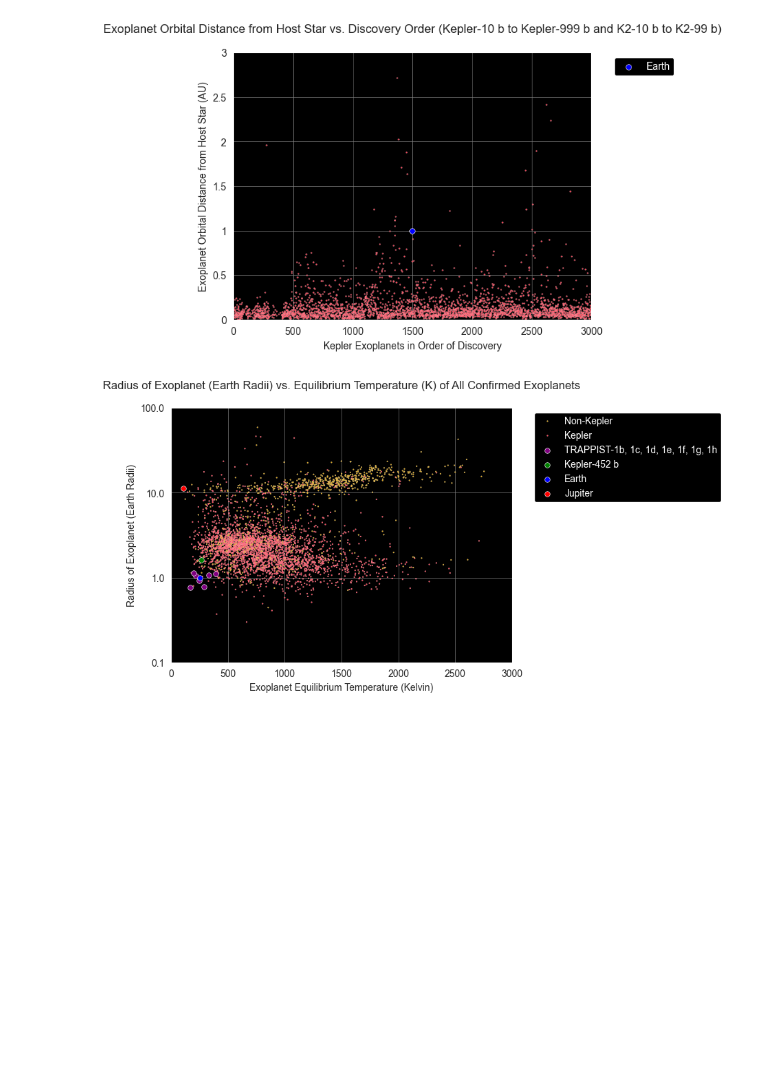
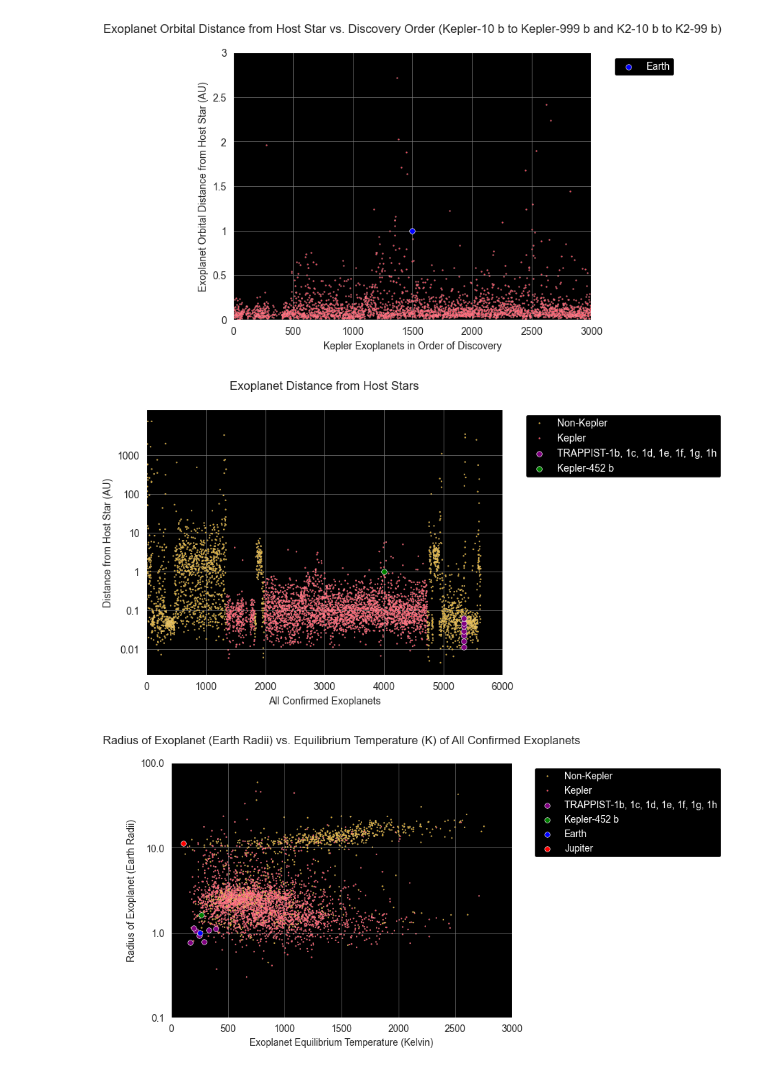
Before and after one commit to Graviton12/Exoplanet-Data-Analysis, a Jupyter notebook: exoplanetScatterplots.ipynb, the cells around one changed output. Saved outputs shown, nothing was run; the diff lists cells and outputs as text; code cells hidden in the pictures; blank space fills up the shorter version.

```diff
--- a/exoplanetScatterplots.ipynb
+++ b/exoplanetScatterplots.ipynb
@@ -426,3 +425,61 @@ plt.show()
+# %%
+# Scatter Plot: Exoplanet Distance from Host Stars
+import pandas as pd
+import matplotlib.pyplot as plt
+import seaborn as sns
+
+# Combine the highlighted points DataFrame with the original DataFrame
+combined_data = pd.concat([filtered_exoplanets], ignore_index=True)
+
+# Function to determine if a planet is Kepler or not
+def is_kepler(planet_name):
+    return 'Kepler' if 'Kepler' in planet_name or 'K2' in planet_name else 'Non-Kepler'
+
+# Create a new column 'Kepler Planet' based on the 'planet_name' column
+combined_data['Kepler Planet'] = combined_data['planet_name'].apply(is_kepler)
+
+# Define colors for Kepler and non-Kepler planets
+colors = {'Kepler': '#FD4659', 'Non-Kepler': 'goldenrod'}
+
+sns.set_style("darkgrid", {"axes.facecolor": "black"})
+
+# Scatter Plot: Exoplanet Orbital Distance vs. Exoplanet Name
+sns.scatterplot(data=combined_data, x=combined_data.index, y='orbit_semi_major_axis_au', hue='Kepler Planet', palette=colors, s=2)
+plt.xlabel('All Confirmed Exoplanets')
+plt.ylabel('Distance from Host Star (AU)')
+plt.title('Exoplanet Distance from Host Stars', pad=20)
+
+# Set logarithmic scale for the y-axis
+plt.yscale('log')
+
+# Customize tick label format
+plt.gca().yaxis.set_major_formatter(ScalarFormatter())
+
+# Set major ticks for the y-axis
+plt.yticks([0.001, 0.01, 0.1, 1, 10, 100, 1000], ['0.001', '0.01', '0.1', '1', '10', '100', '1000'])
+
+
+plt.xlim(0, 6000)
+
+# Highlight TRAPPIST points
+highlighted_trappist = combined_data[combined_data['planet_name'].str.contains('TRAPPIST')]
+sns.scatterplot(data=highlighted_trappist, x=highlighted_trappist.index, y='orbit_semi_major_axis_au', color='purple', edgecolor='white', s=30, label='TRAPPIST-1b, 1c, 1d, 1e, 1f, 1g, 1h')
+
+# Highlight specific point for Kepler-452 b
+highlighted_kepler452b = combined_data[combined_data['planet_name'] == 'Kepler-452 b']
+sns.scatterplot(data=highlighted_kepler452b, x=highlighted_kepler452b.index, y='orbit_semi_major_axis_au', color='green', edgecolor='white', s=30, label='Kepler-452 b')
+
+# Change the grid color to be more visible on black background
+plt.grid(color='gray', linestyle='-', linewidth=0.5)
+
+# Adjust the legend
+legend = plt.legend(facecolor='black', edgecolor='white', framealpha=1, fontsize=10, bbox_to_anchor=(1.05, 1), loc='upper left')
+for text in legend.get_texts():
+    text.set_color('white')
+
+plt.show()
+# %% [output]
+[figure, added]
 # %%
 # Sample data for Earth and Jupiter
 earth = pd.DataFrame({
```
Also changed, not shown: parts of 4 cells of this notebook.
